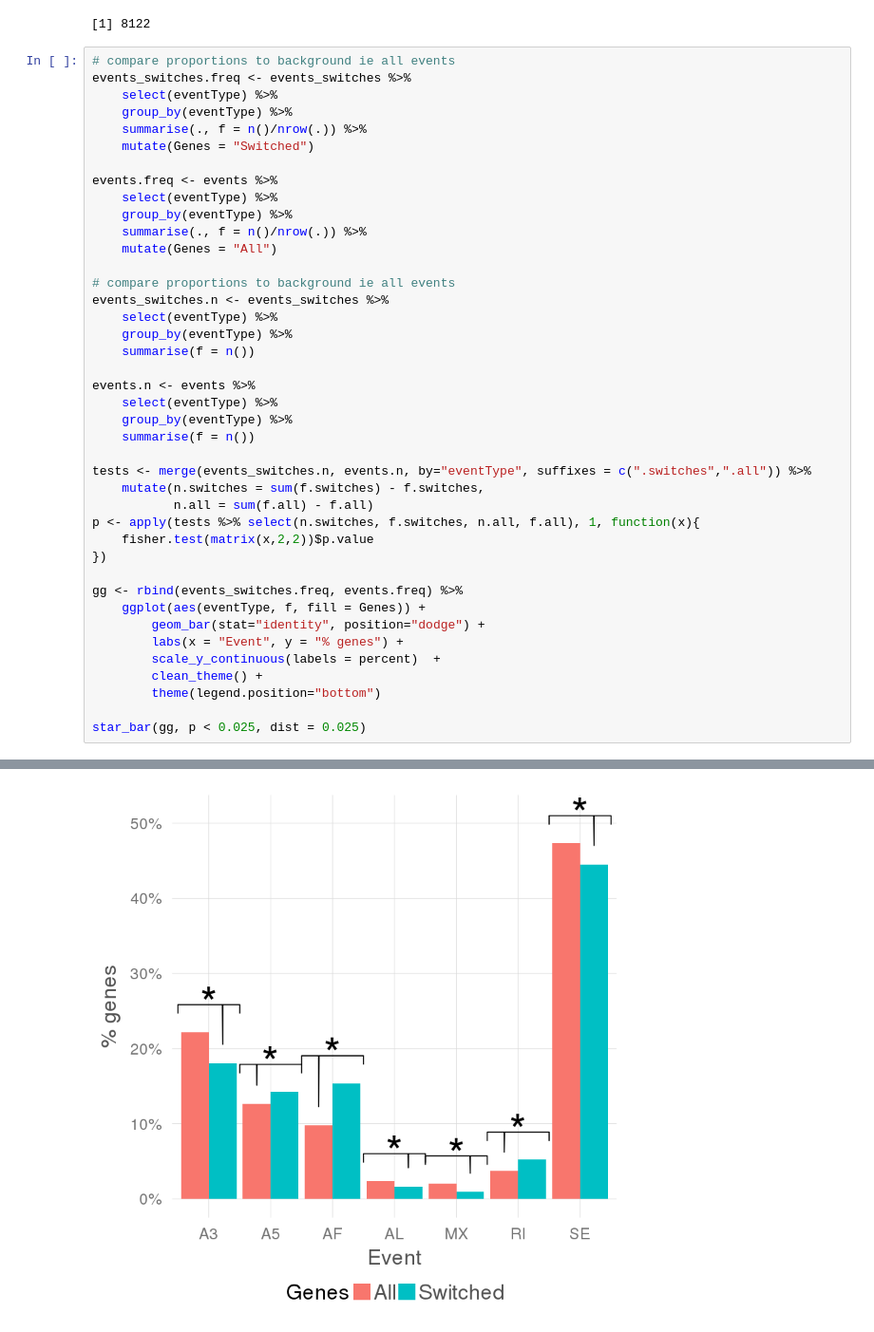
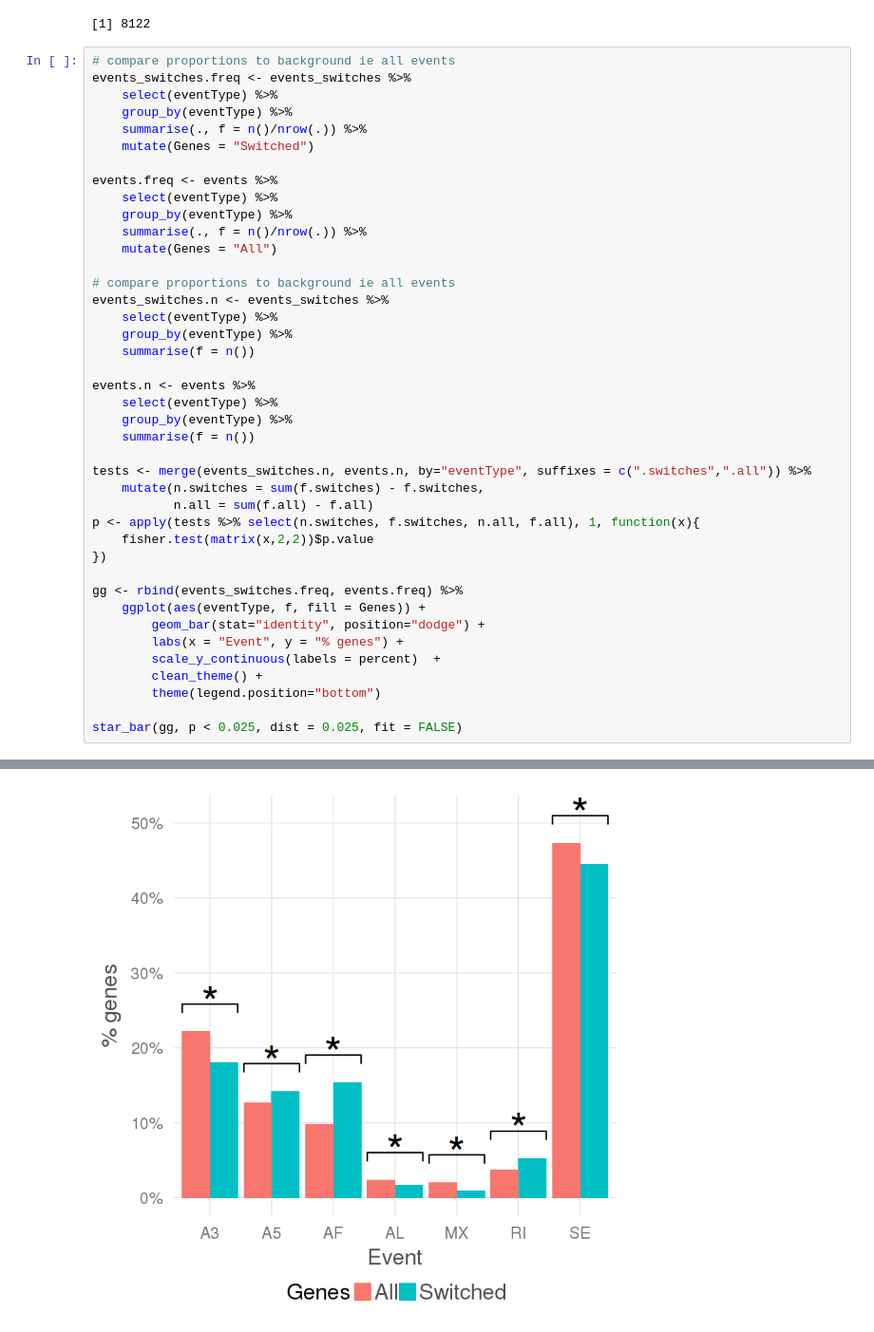
Before and after one commit to hclimente/smartas, a Jupyter notebook: switches/splicing_events.ipynb, the cells around one changed output, grey strips where cells are left out. Shown at 95% size. Saved outputs shown, nothing was run; the diff lists cells and outputs as text.

```diff
--- a/switches/splicing_events.ipynb
+++ b/switches/splicing_events.ipynb
@@ -121,5 +131,5 @@ gg <- rbind(events_switches.freq, events.freq) %>%
         clean_theme() +
         theme(legend.position="bottom")
 
-star_bar(gg, p < 0.025, dist = 0.025)
+star_bar(gg, p < 0.025, dist = 0.025, fit = FALSE)
 # %% [output]
@@ -126,2 +138,2 @@ star_bar(gg, p < 0.025, dist = 0.025)
 Loading required package: RColorBrewer
-[figure, old version]
+[figure, new version]
```
Also changed, not shown: parts of 3 cells of this notebook.
